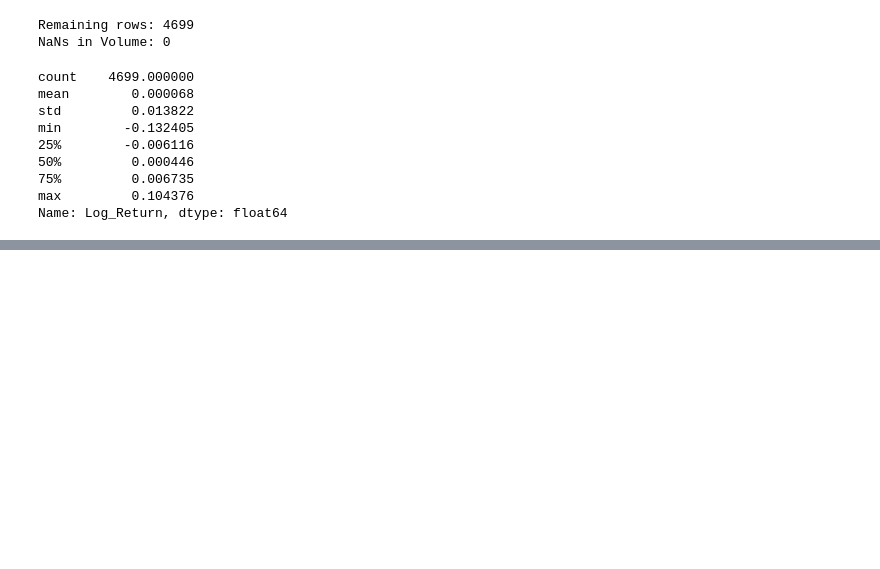
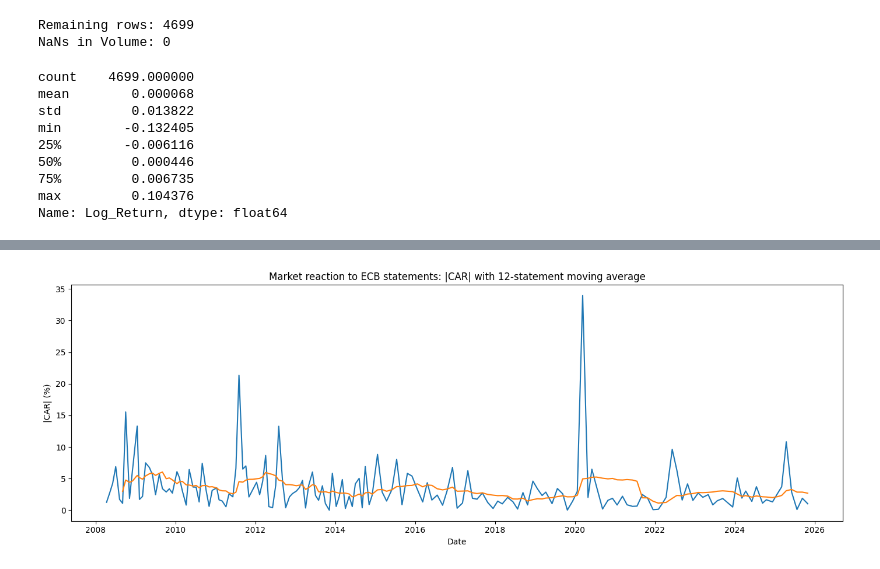
Before and after one commit to emschutt/NLP_on_ECB_Speeches, a Jupyter notebook: nlp_ecb_v0.ipynb, the cells around one changed output, grey strips where cells are left out. Cells and saved outputs as stored; diff of their text form; code cells hidden in the pictures; blank space fills up the shorter version.

```diff
--- a/nlp_ecb_v0.ipynb
+++ b/nlp_ecb_v0.ipynb
@@ -665,0 +777,14 @@ Name: Log_Return, dtype: float64
+# %%
+df_plot = df_plot.copy()
+df_plot["ABS_CAR_MA12"] = df_plot["ABS_CAR"].rolling(window=12, min_periods=6).mean()
+
+plt.figure(figsize=(14, 5))
+plt.plot(df_plot["date"], df_plot["ABS_CAR"])
+plt.plot(df_plot["date"], df_plot["ABS_CAR_MA12"])
+plt.title("Market reaction to ECB statements: |CAR| with 12-statement moving average")
+plt.xlabel("Date")
+plt.ylabel("|CAR| (%)")
+plt.tight_layout()
+plt.show()
+# %% [output]
+[figure, added]
```
Also changed, not shown: parts of 5 cells of this notebook.
